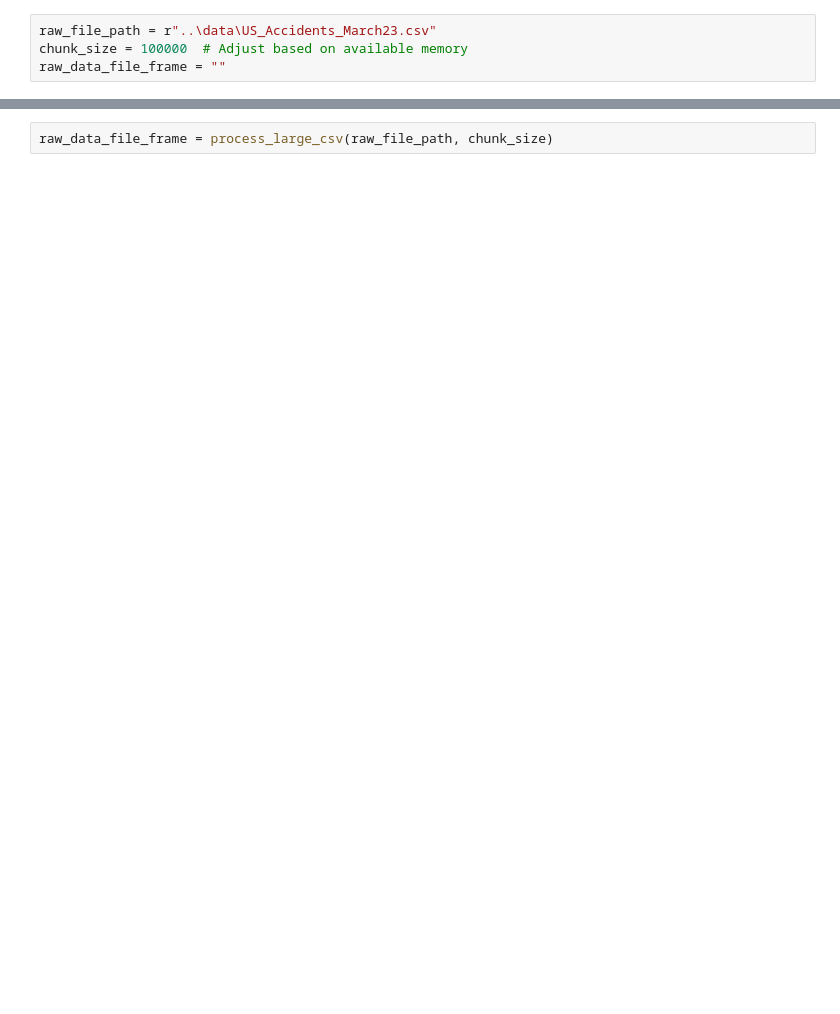
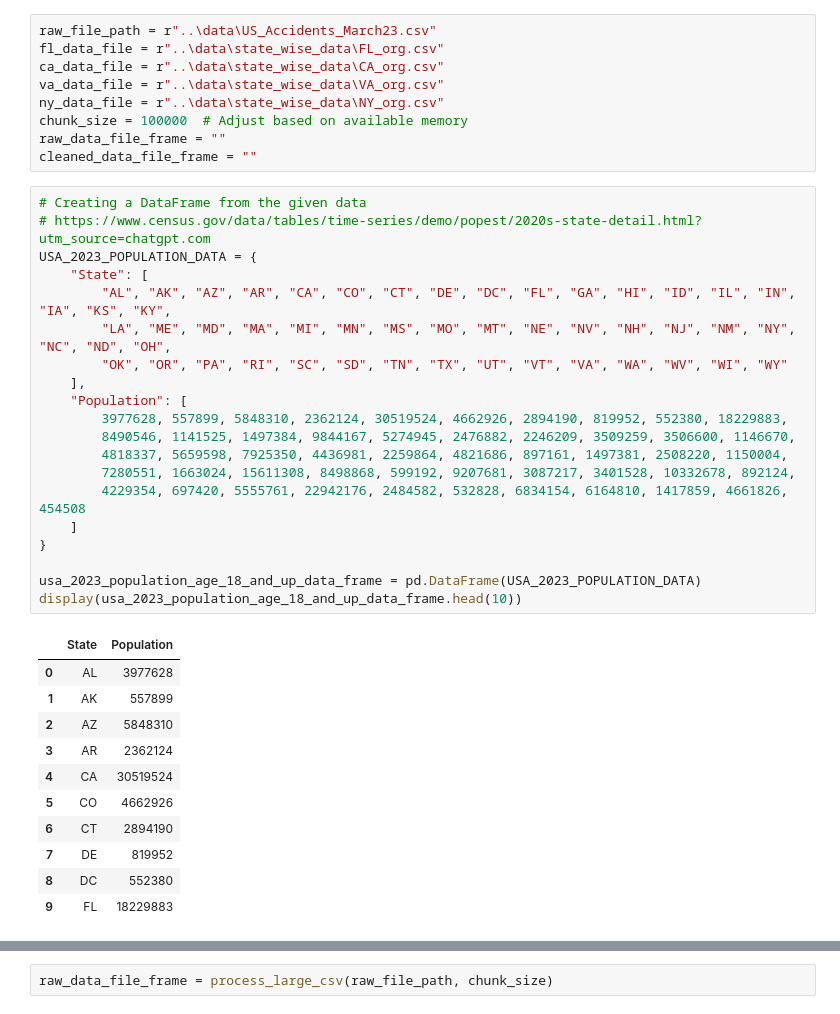
Before and after one commit to aaiprojects/aai-500-02, a Jupyter notebook: src/Florida_Accident_Data_Analysis.ipynb, the cells around one changed output, grey strips where cells are left out. Drawn from its saved outputs; the diff is of its cells as text; blank space fills up the shorter version.

```diff
--- a/src/Florida_Accident_Data_Analysis.ipynb
+++ b/src/Florida_Accident_Data_Analysis.ipynb
@@ -29,7 +104,44 @@ import matplotlib.pyplot as plt
 # %%
 raw_file_path = r"..\data\US_Accidents_March23.csv"
+fl_data_file = r"..\data\state_wise_data\FL_org.csv"
+ca_data_file = r"..\data\state_wise_data\CA_org.csv"
+va_data_file = r"..\data\state_wise_data\VA_org.csv"
+ny_data_file = r"..\data\state_wise_data\NY_org.csv"
 chunk_size = 100000  # Adjust based on available memory
 raw_data_file_frame = ""
+cleaned_data_file_frame = ""
+# %%
+# Creating a DataFrame from the given data
+# https://www.census.gov/data/tables/time-series/demo/popest/2020s-state-detail.html?utm_source=chatgpt.com
+USA_2023_POPULATION_DATA = {
+    "State": [
+        "AL", "AK", "AZ", "AR", "CA", "CO", "CT", "DE", "DC", "FL", "GA", "HI", "ID", "IL", "IN", "IA", "KS", "KY",
+        "LA", "ME", "MD", "MA", "MI", "MN", "MS", "MO", "MT", "NE", "NV", "NH", "NJ", "NM", "NY", "NC", "ND", "OH",
+        "OK", "OR", "PA", "RI", "SC", "SD", "TN", "TX", "UT", "VT", "VA", "WA", "WV", "WI", "WY"
+    ],
+    "Population": [
+        3977628, 557899, 5848310, 2362124, 30519524, 4662926, 2894190, 819952, 552380, 18229883,
+        8490546, 1141525, 1497384, 9844167, 5274945, 2476882, 2246209, 3509259, 3506600, 1146670,
+        4818337, 5659598, 7925350, 4436981, 2259864, 4821686, 897161, 1497381, 2508220, 1150004,
+        7280551, 1663024, 15611308, 8498868, 599192, 9207681, 3087217, 3401528, 10332678, 892124,
+        4229354, 697420, 5555761, 22942176, 2484582, 532828, 6834154, 6164810, 1417859, 4661826, 454508
+    ]
+}
+
+usa_2023_population_age_18_and_up_data_frame = pd.DataFrame(USA_2023_POPULATION_DATA)
+display(usa_2023_population_age_18_and_up_data_frame.head(10))
+# %% [output]
+|  | State | Population |
+| 0 | AL | 3977628 |
+| 1 | AK | 557899 |
+| 2 | AZ | 5848310 |
+| 3 | AR | 2362124 |
+| 4 | CA | 30519524 |
+| 5 | CO | 4662926 |
+| 6 | CT | 2894190 |
+| 7 | DE | 819952 |
+| 8 | DC | 552380 |
+| 9 | FL | 18229883 |
 # %%
 
 def read_large_csv(file_path, chunk_size):
```
Also changed, not shown: parts of 18 cells of this notebook, 1 other file.
